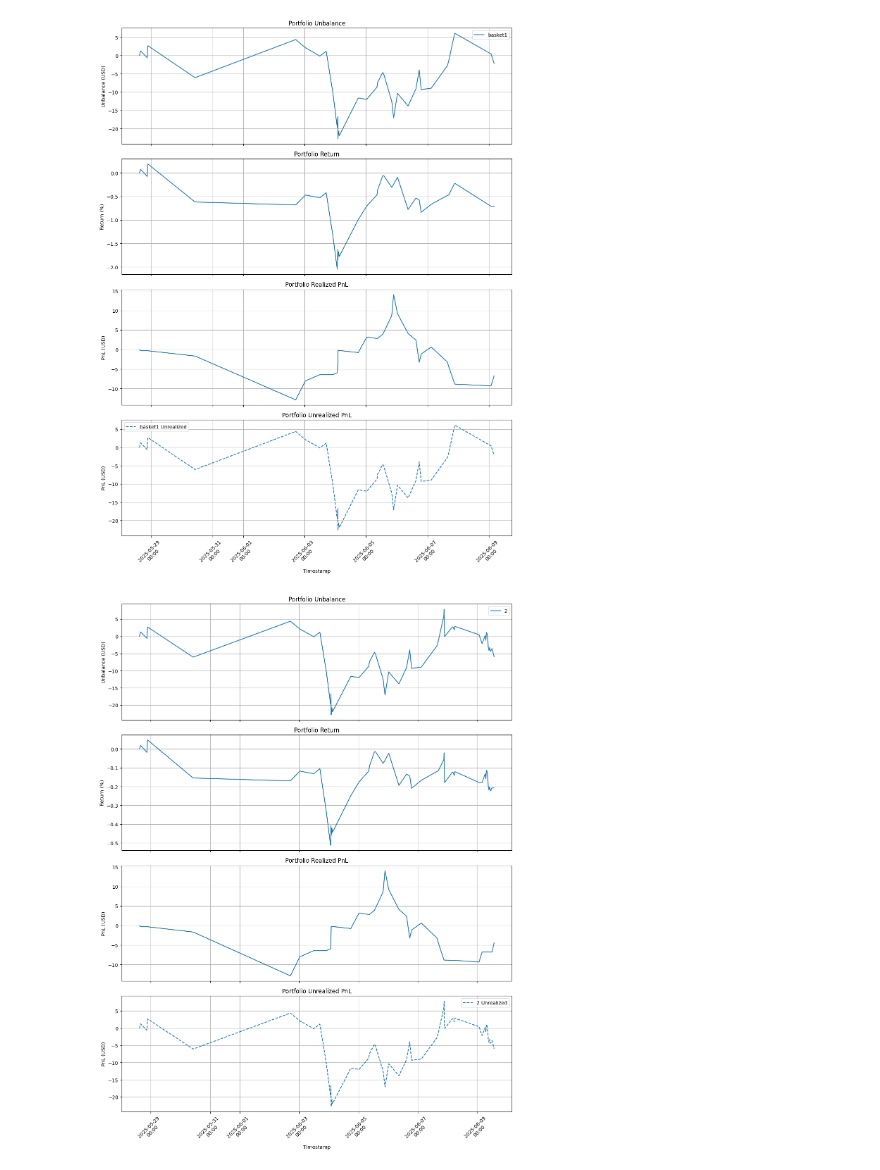
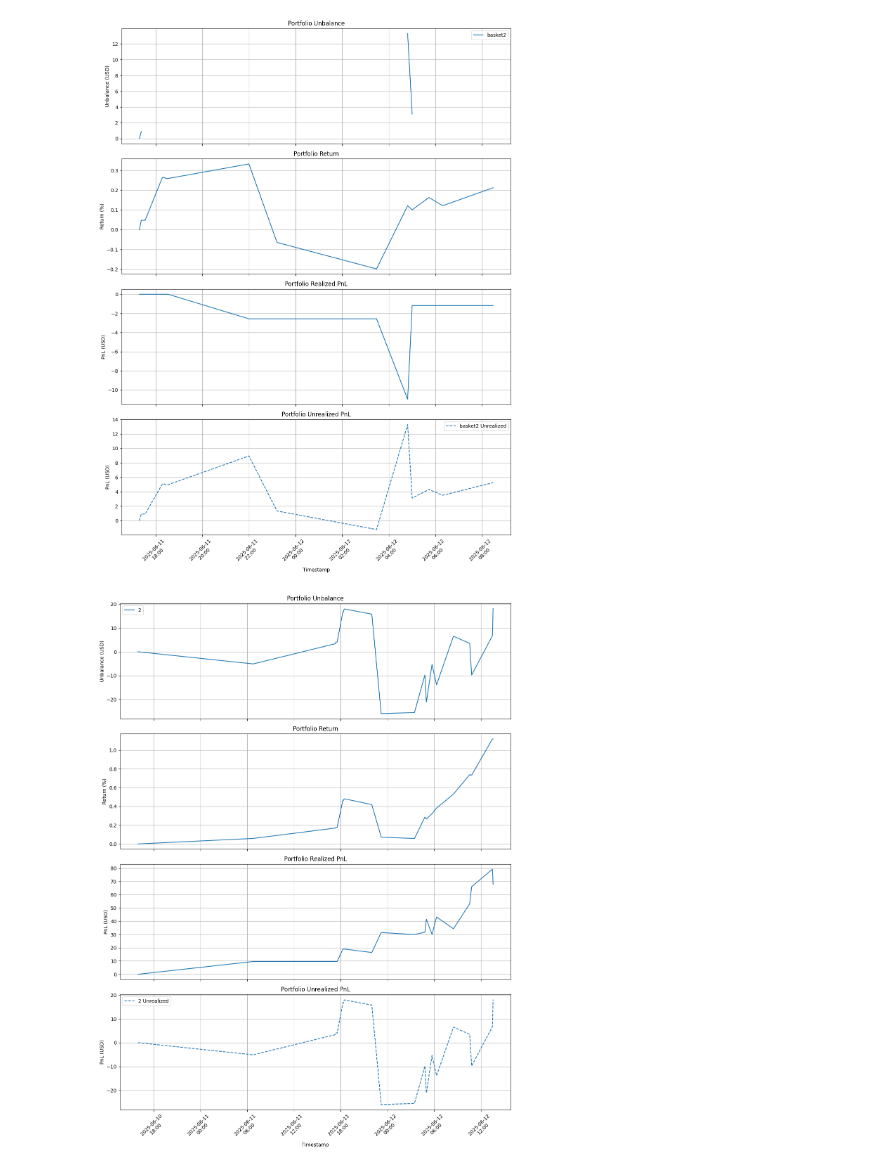
Before and after one commit to marescialloNino/position-comparator, a Jupyter notebook: unbalance.ipynb, the cells around one changed output. Drawn from its saved outputs; the diff is of its cells as text; code cells hidden in the pictures.

```diff
--- a/unbalance.ipynb
+++ b/unbalance.ipynb
@@ -12,7 +12,7 @@ OUTPUT_DIR = Path(config.get('output_directory', 'output_bitget'))
 
 def plot_metrics(selection: str):
     """
-    Plot key portfolio metrics over time for a strategy or an account:
+    Plot portfolio metrics over time for a strategy or an account:
       1) Portfolio Unbalance (USD)
       2) Portfolio Return %
       3) Portfolio Realized PnL
@@ -125,10 +125,10 @@ def plot_metrics(selection: str):
     plt.show()
 # %%
 # Example usage
-plot_metrics('basket1')
+plot_metrics('basket2')
 # %% [output]
-[figure, old version]
+[figure, new version]
 # %%
 plot_metrics('2')
 # %% [output]
-[figure, old version]
+[figure, new version]
```
Also changed, not shown: 16 other files.
